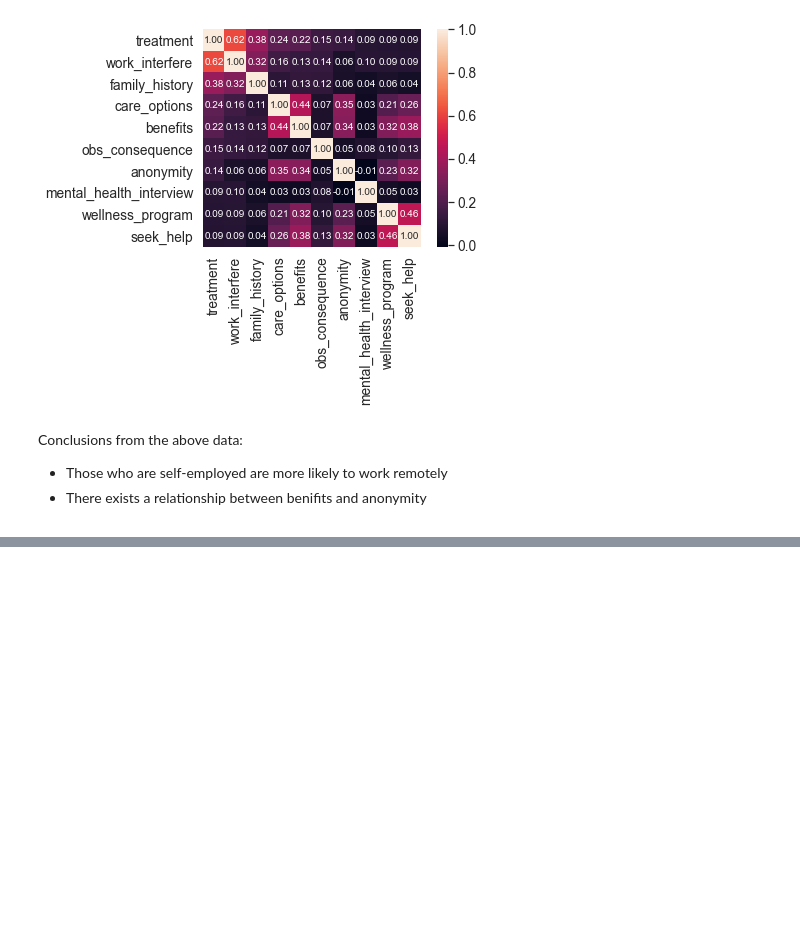
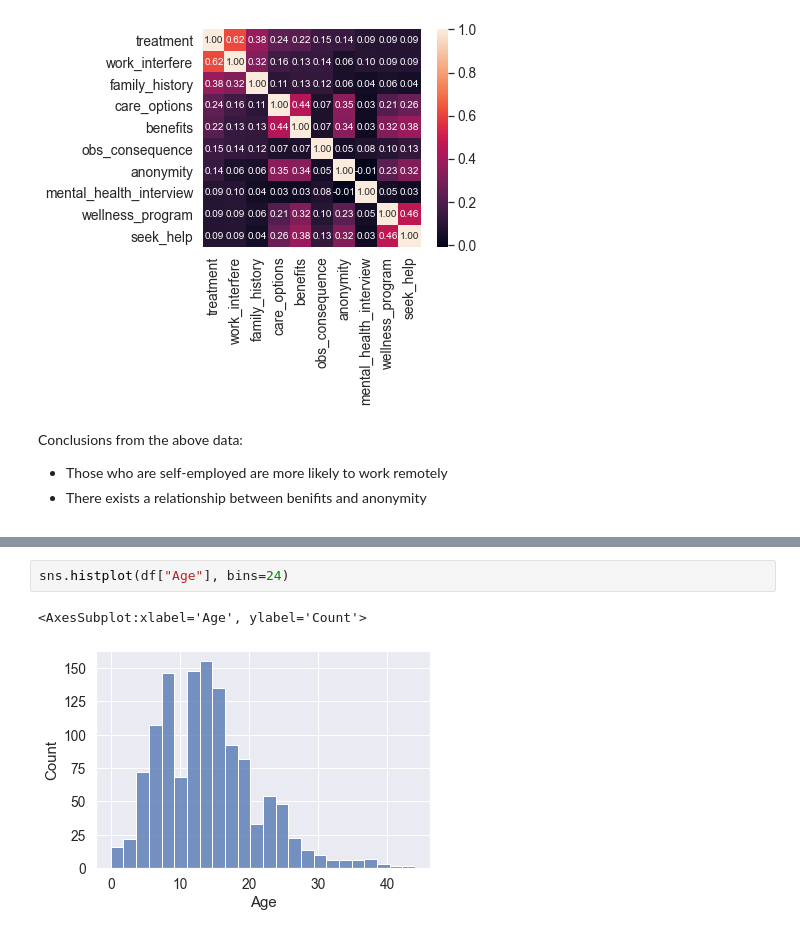
Before and after one commit to MackRoe/MentalHealthSurvey-DataAnalysis, a Jupyter notebook: MentalHealthSurveyAnalysis.ipynb, the cells around one changed output, grey strips where cells are left out. Cells and saved outputs as stored; diff of their text form; blank space fills up the shorter version.

```diff
--- a/MentalHealthSurveyAnalysis.ipynb
+++ b/MentalHealthSurveyAnalysis.ipynb
@@ -288,0 +307,5 @@ Conclusions from the above data:
+# %%
+sns.histplot(df["Age"], bins=24)
+# %% [output]
+<AxesSubplot:xlabel='Age', ylabel='Count'>
+[figure, added]
```
Also changed, not shown: parts of 6 cells of this notebook.
